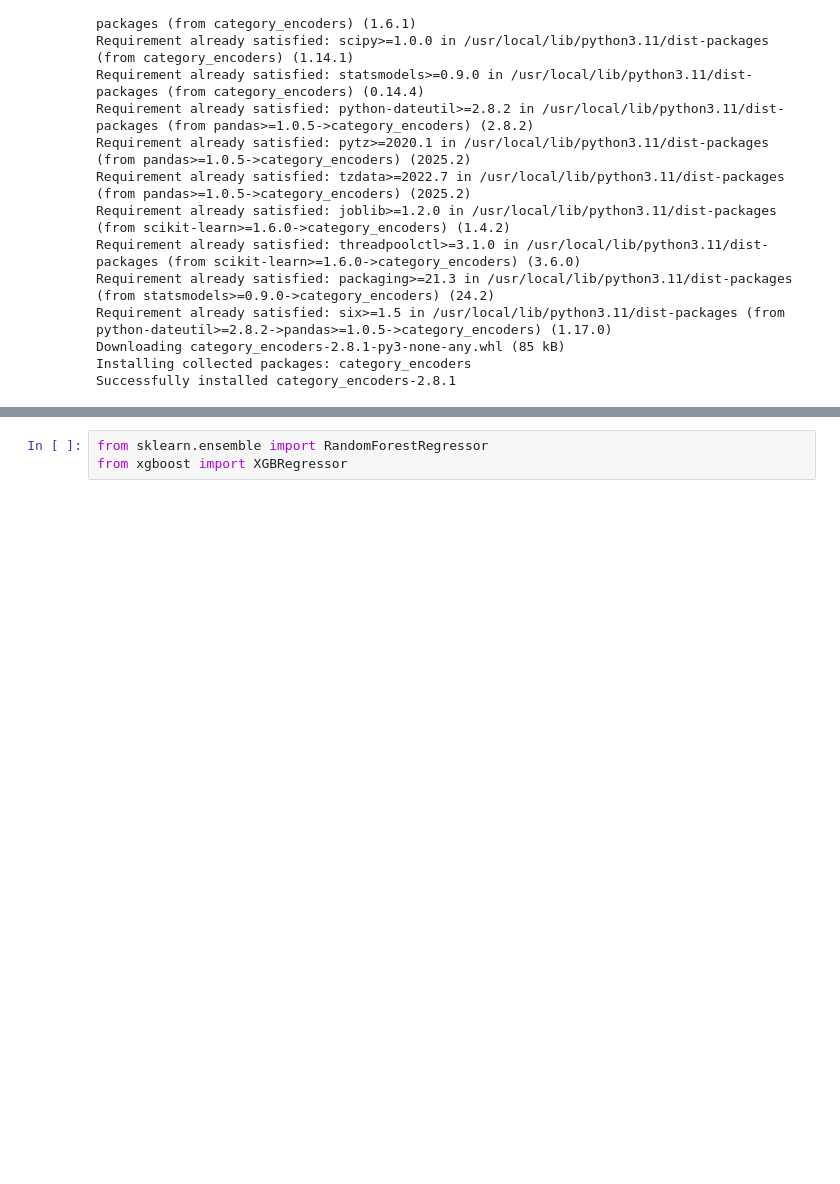
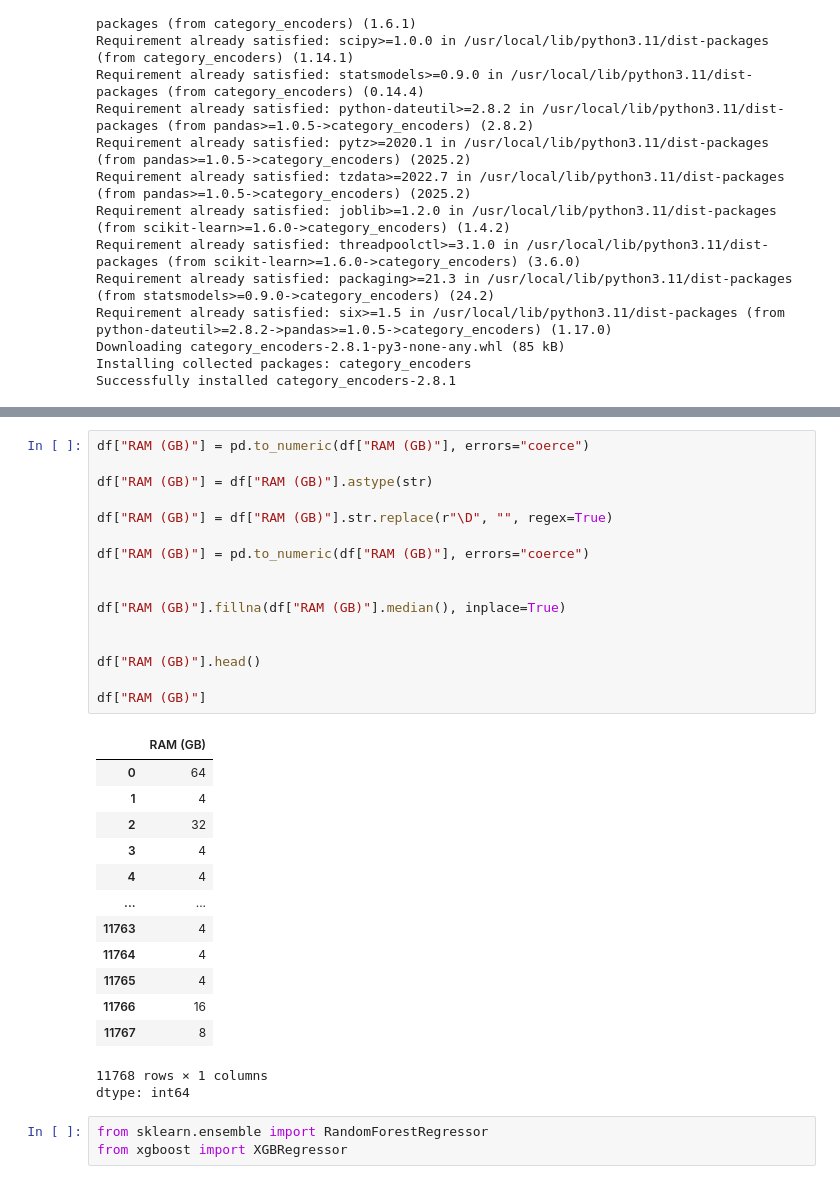
Before and after one commit to Farazmghm/price-of-laptops, a Jupyter notebook: laptop.ipynb, the cells around one changed output, grey strips where cells are left out. Drawn from its saved outputs; the diff is of its cells as text; blank space fills up the shorter version.

```diff
--- a/laptop.ipynb
+++ b/laptop.ipynb
@@ -459,3 +527,34 @@ df
+# %%
+df["RAM (GB)"] = pd.to_numeric(df["RAM (GB)"], errors="coerce")
+
+df["RAM (GB)"] = df["RAM (GB)"].astype(str)
+
+df["RAM (GB)"] = df["RAM (GB)"].str.replace(r"\D", "", regex=True)
+
+df["RAM (GB)"] = pd.to_numeric(df["RAM (GB)"], errors="coerce")
+
+
+df["RAM (GB)"].fillna(df["RAM (GB)"].median(), inplace=True)
+
+
+df["RAM (GB)"].head()
+
+df["RAM (GB)"]
+# %% [output]
+|  | RAM (GB) |
+| 0 | 64 |
+| 1 | 4 |
+| 2 | 32 |
+| 3 | 4 |
+| 4 | 4 |
+| ... | ... |
+| 11763 | 4 |
+| 11764 | 4 |
+| 11765 | 4 |
+| 11766 | 16 |
+| 11767 | 8 |
+11768 rows × 1 columns
+dtype: int64
 # %%
 from sklearn.ensemble import RandomForestRegressor
 from xgboost import XGBRegressor
```
Also changed, not shown: parts of 5 cells of this notebook.
